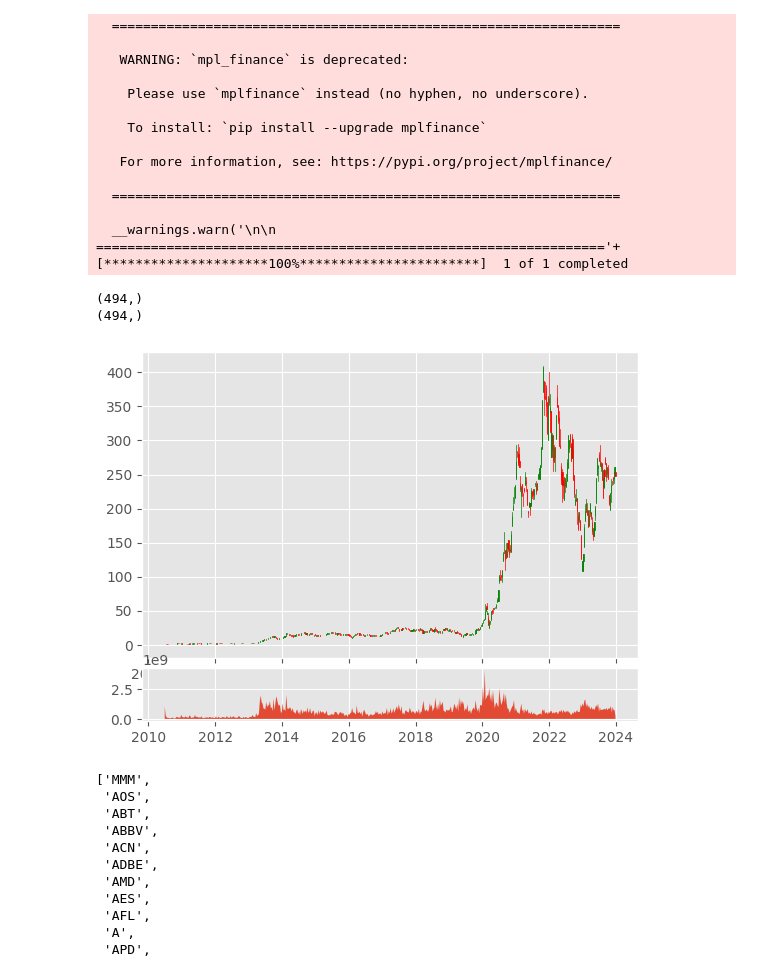
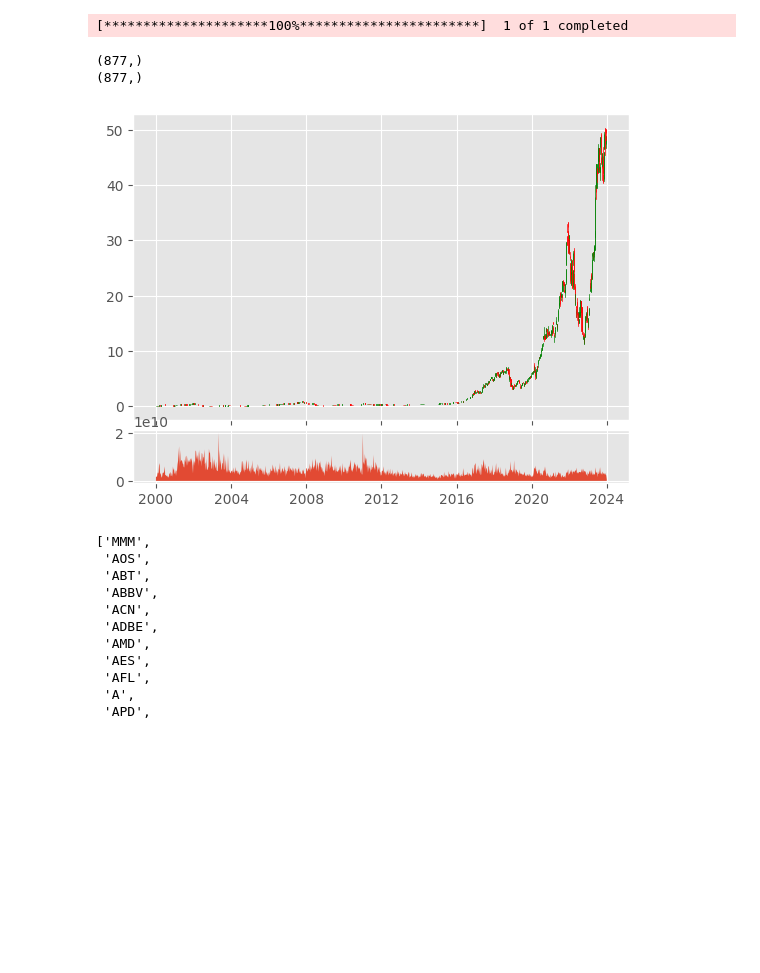
Before and after one commit to shayanshater/Predicting_stock_prices_with_ML, a Jupyter notebook: Stock_prices_2/Main.ipynb, the cells around one changed output. Drawn from its saved outputs; the diff is of its cells as text; code cells hidden in the pictures; blank space fills up the shorter version.

```diff
--- a/Stock_prices_2/Main.ipynb
+++ b/Stock_prices_2/Main.ipynb
@@ -3,50 +3,37 @@ import datetime as dt
 import matplotlib.pyplot as plt
 from matplotlib.pyplot import style
 import mpl_finance as mplf
 import matplotlib.dates as mdates
 import pandas as pd
 import yfinance as yf
 import plotly.graph_objects as go
 
 style.use('ggplot')
 #Importing the data
 start = dt.datetime(2000,1,1)
 end = dt.datetime(2023,12,31)
-df = yf.download('TSLA', start, end)
+df = yf.download('NVDA', start, end)
 df_ohlc = df['Adj Close'].resample('10D').ohlc()
 df_volume = df['Volume'].resample('10D').sum()
 df_ohlc.reset_index(inplace=True)
 df_ohlc['Date'] = df_ohlc['Date'].map(mdates.date2num)
 
 
 ax1 = plt.subplot2grid((6,1), (0,0), rowspan=5, colspan=1)
 ax2 = plt.subplot2grid((6,1), (5,0), rowspan=1, colspan=1, sharex=ax1)
 ax1.xaxis_date()
 
 mplf.candlestick_ohlc(ax1,df_ohlc.values, width=2 , colorup='g')
 ax2.fill_between(df_volume.index.map(mdates.date2num), df_volume.values.flatten())
 
 print(df_volume.index.map(mdates.date2num).shape)
 print(df_volume.values.flatten().shape)
 plt.show()
 # %% [output]
-  =================================================================
-
-   WARNING: `mpl_finance` is deprecated:
-
-    Please use `mplfinance` instead (no hyphen, no underscore).
-
-    To install: `pip install --upgrade mplfinance`
-
-   For more information, see: https://pypi.org/project/mplfinance/
-
-  =================================================================
-
-  __warnings.warn('\n\n  ================================================================='+
 [*********************100%***********************]  1 of 1 completed
-(494,)
-(494,)
+(877,)
+(877,)
-[figure, old version]
+[figure, new version]
 # %%
 import bs4 as bs
 import pickle
```
Also changed, not shown: parts of 4 cells of this notebook.
